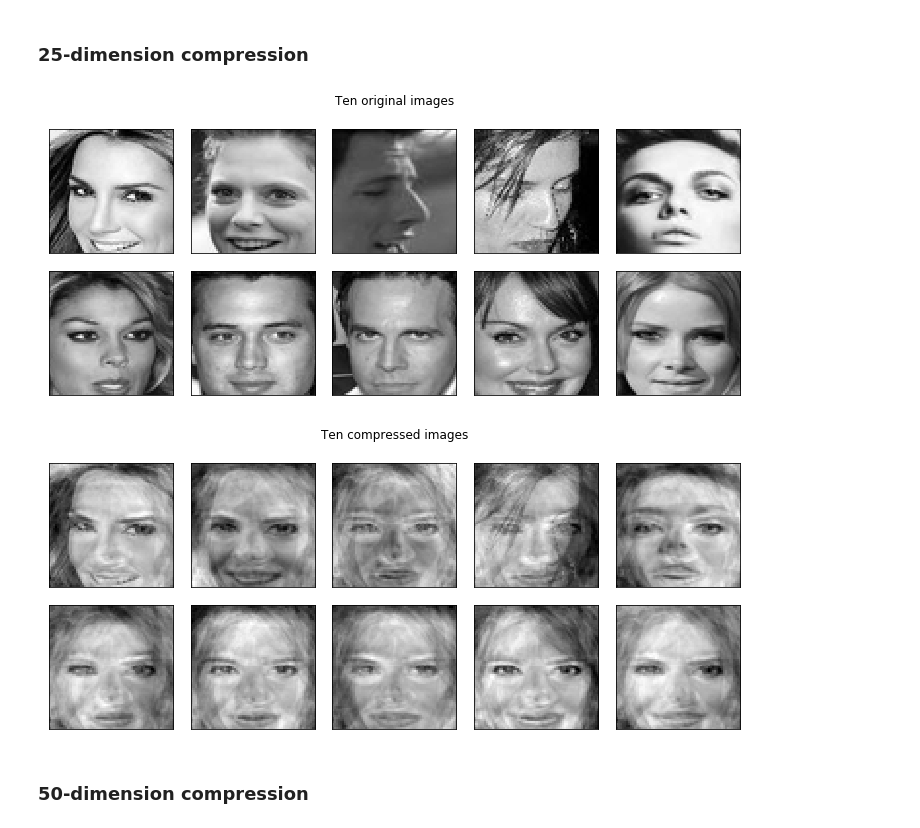
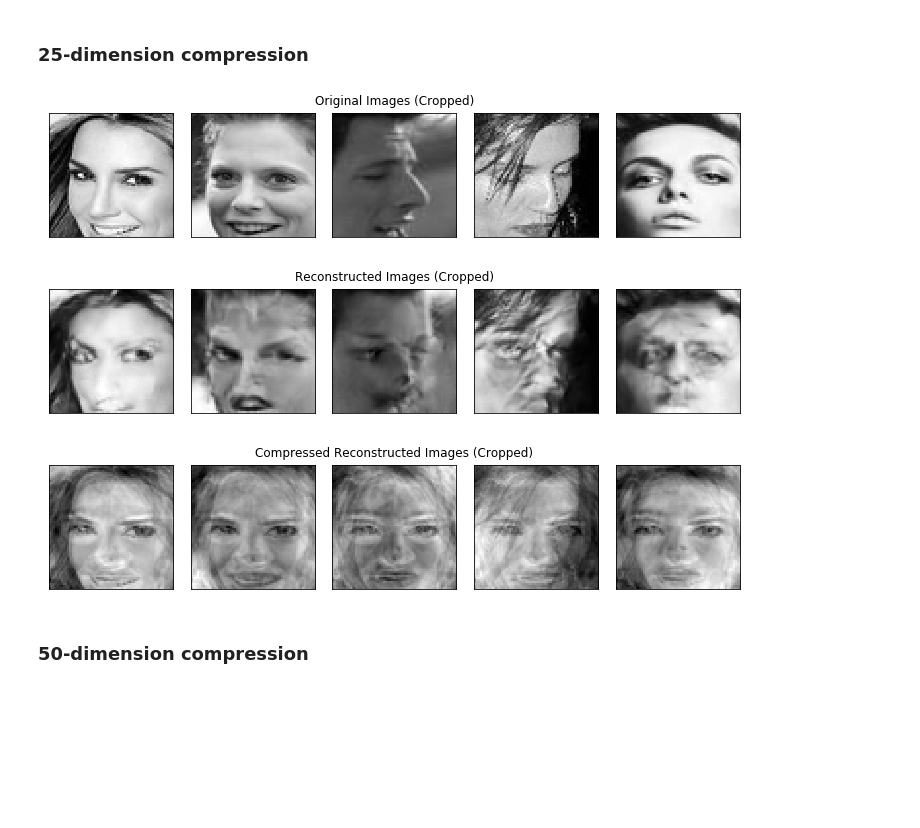
Before and after one commit to mihamerstan/context_encoder_pytorch, a Jupyter notebook: reports/CelebA_Analysis.ipynb, the cells around one changed output. Cells and saved outputs as stored; diff of their text form; code cells hidden in the pictures; blank space fills up the shorter version.

```diff
--- a/reports/CelebA_Analysis.ipynb
+++ b/reports/CelebA_Analysis.ipynb
@@ -95,8 +87,8 @@ eig_val_vecs=pickle.load(open(file,'rb'))
 for level,_ in enumerate(eig_val_vecs):
     eig_vals = eig_val_vecs[level][0]
     eig_vecs = eig_val_vecs[level][1]
-    images = eig_vecs[-10:]
+    images = eig_vecs[-5:]
     images = np.flipud(images)
     plot_title = 'Cropped Center Context Encoder on CelebA: ' + 'Top 10 eigenvectors: level = ' +str(level)
-    plot_image_grid(images,plot_title ,image_shape=eig_vecs[0].shape)
+    plot_image_grid(-images,plot_title ,image_shape=eig_vecs[0].shape,n_row=1,n_col=5)
 # %% [output]
@@ -170 +172,4 @@ We can see that the eigenvectors for the original images seem to capture more va
+# %%
+def variance_captured(image_vec, eig_vecs):
+    return np.linalg.norm(eig_vecs@eig_vecs.T@image_vec)
 # %%
@@ -181,0 +214,13 @@ plt.show()
+# %%
+var_captured_list=[]
+for ii in range(1,200):
+    perc_energy_list = []
+    #Compressed image for loop
+    for image in recons_eig_images[10:20]:
+        image_vec = unravel_image(image)
+        perc_energy_captured = variance_captured(image_vec,image_eig_vecs[:,-ii:])/np.linalg.norm(image_vec)
+        perc_energy_list.append(perc_energy_captured)
+    avg_perc_energy_cap = np.mean(perc_energy_list)
+
+
+    var_captured_list.append(avg_perc_energy_cap)
@@ -186,37 +254,46 @@ plt.show()
 # %%
 n_dim=25
 #First, we need to unravel our eigenvector images
 
 num_pix_per_side = orig_eig_images[0].shape[0]
 num_pix = orig_eig_images[0].shape[0]*orig_eig_images[0].shape[1]
 image_eig_vecs = np.zeros((num_pix,n_dim))
 for ii,eig_image in enumerate(orig_eig_images[-n_dim:]):
     image_eig_vecs[:,ii] = unravel_image(eig_image)
-#Now,we unravel each original cropped image, and then project onto the eigenvectors
-original_cropped_compressed = []
-for image in original_cropped:
+#Now,we unravel each !reconstructed! cropped image, and then project onto the eigenvectors
+recons_cropped_compressed = []
+for image in recons_cropped:
     image_vec = unravel_image(image)
     vec_reduced = project_onto_eig_vecs(image_vec,image_eig_vecs)
-    original_cropped_compressed.append(ravel_image_vec(vec_reduced,num_pix_per_side))
+    recons_cropped_compressed.append(ravel_image_vec(vec_reduced,num_pix_per_side))
 
-plot_title='Ten original images'
-plot_image_grid(original_cropped[0:10],plot_title,
+plot_title='Original Images (Cropped)'
+plot_image_grid(original_cropped[0:5],plot_title,
                 image_shape=original_cropped_compressed[0].shape,
                 n_col=5,
-                n_row=2
+                n_row=1
                )
 plt.show()
 
-plot_title='Ten compressed images'
-plot_image_grid(original_cropped_compressed[0:10],plot_title,
+plot_title='Reconstructed Images (Cropped)'
+plot_image_grid(recons_cropped[0:5],plot_title,
                 image_shape=original_cropped_compressed[0].shape,
                 n_col=5,
-                n_row=2
+                n_row=1
                )
 plt.show()
+
+plot_title='Compressed Reconstructed Images (Cropped)'
+plot_image_grid(recons_cropped_compressed[0:5],plot_title,
+                image_shape=original_cropped_compressed[0].shape,
+                n_col=5,
+                n_row=1
+               )
+plt.show()
 # %% [output]
-[figure, old version]
+[figure, new version]
-[figure, old version]
+[figure, new version]
+[figure, added]
 # %% [markdown]
 ### 50-dimension compression
 # %%
```
Also changed, not shown: parts of 33 cells of this notebook.
